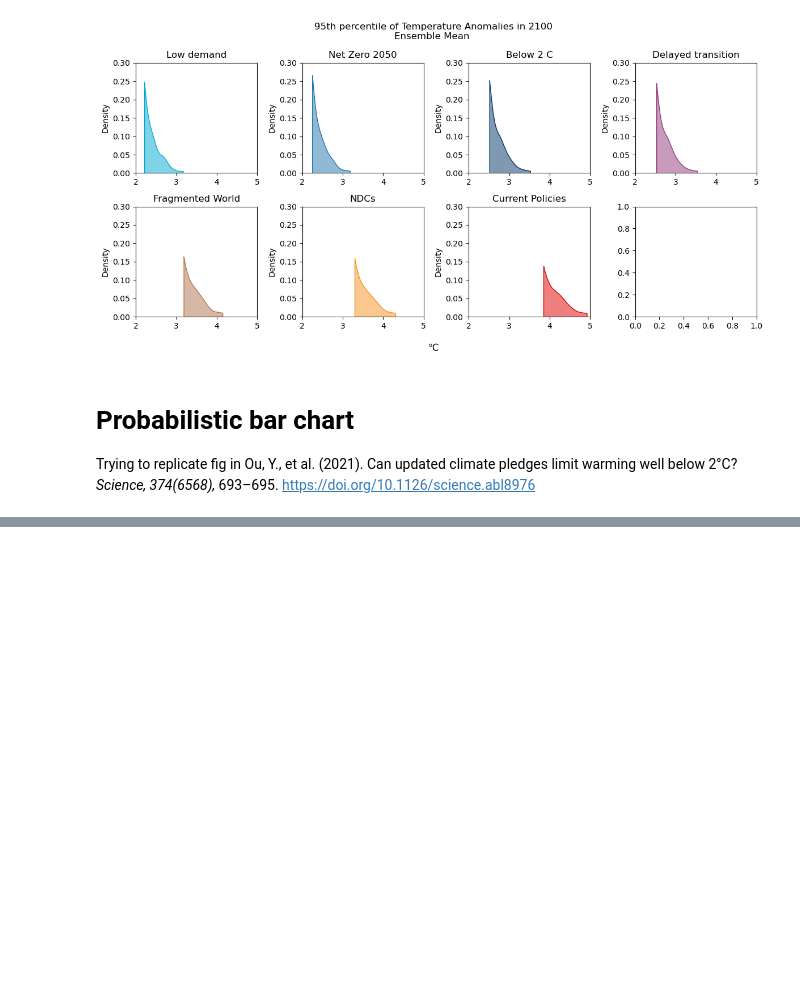
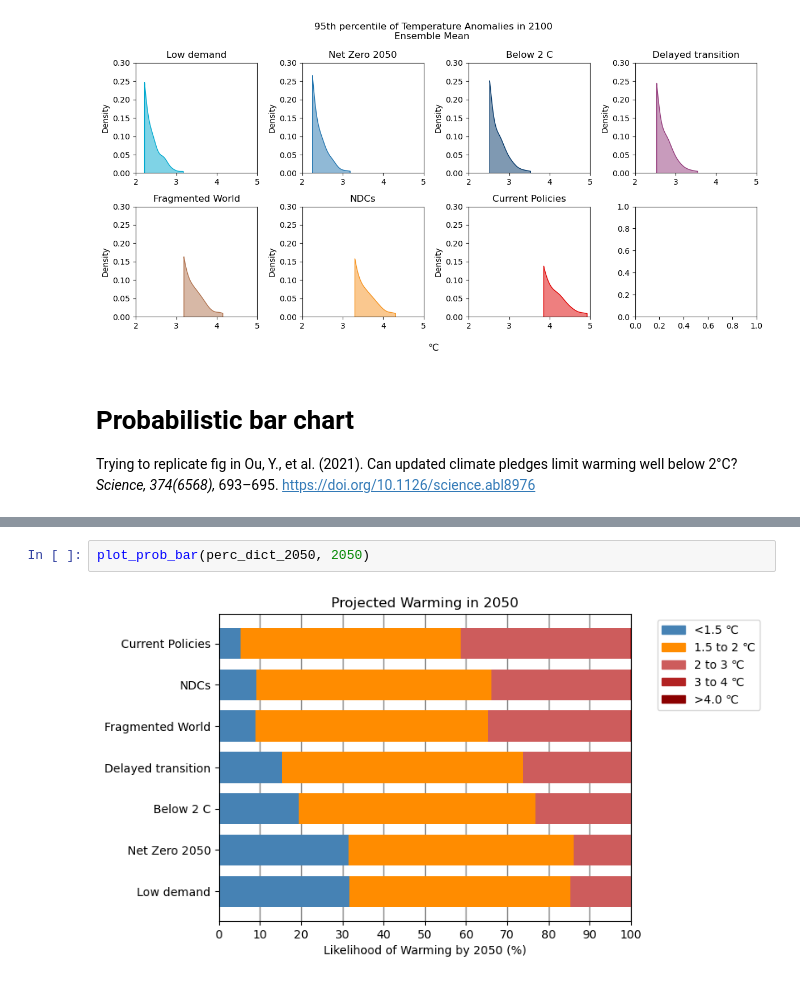
Before and after one commit to ericasimon16/woodwell_internship, a Jupyter notebook: ensemble_mean.ipynb, the cells around one changed output, grey strips where cells are left out. Saved outputs shown, nothing was run; the diff lists cells and outputs as text; blank space fills up the shorter version.

```diff
--- a/ensemble_mean.ipynb
+++ b/ensemble_mean.ipynb
@@ -354,0 +368,4 @@ plt.show()
+# %%
+plot_prob_bar(perc_dict_2050, 2050)
+# %% [output]
+[figure, added]
```
Also changed, not shown: parts of 8 cells of this notebook.
